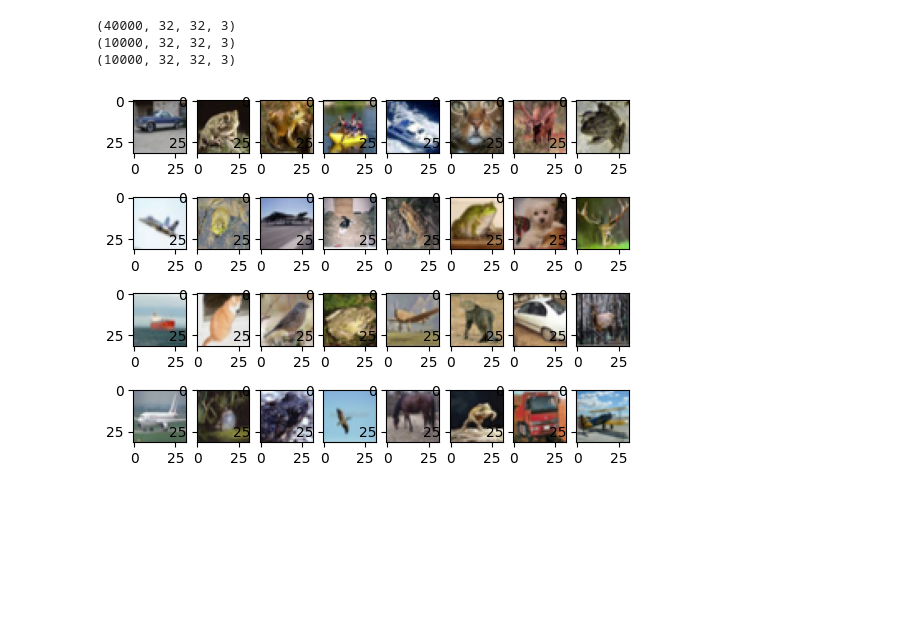
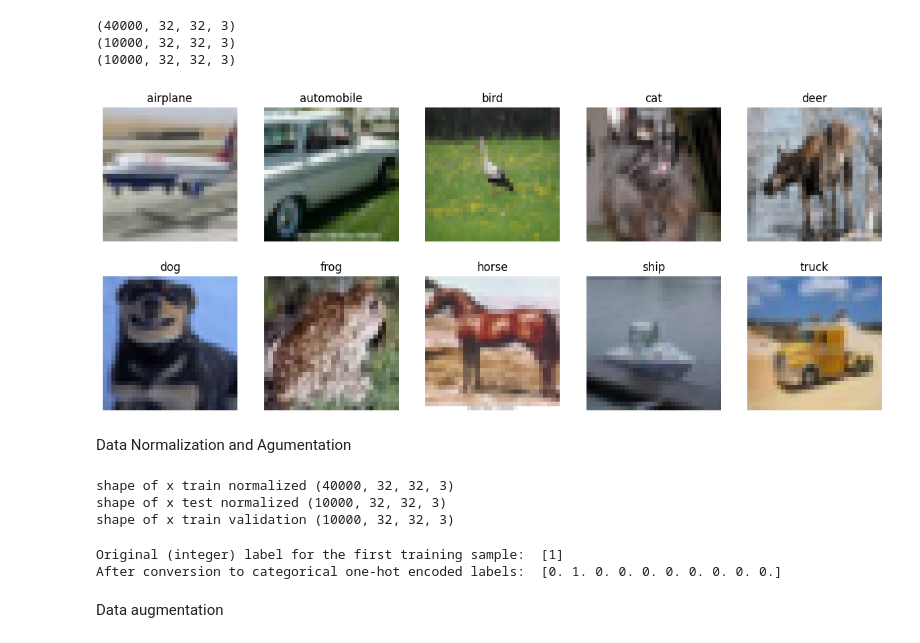
Before and after one commit to AnkitaSK/AB-Image-Classification, a Jupyter notebook: mainCIFAR10.ipynb, the cells around one changed output. Saved outputs shown, nothing was run; the diff lists cells and outputs as text; code cells hidden in the pictures; blank space fills up the shorter version.

```diff
--- a/mainCIFAR10.ipynb
+++ b/mainCIFAR10.ipynb
@@ -26,22 +29,67 @@ print(X_test.shape)
 (40000, 32, 32, 3)
 (10000, 32, 32, 3)
 (10000, 32, 32, 3)
-# %%
-#Visualize the images in CIFAR-10 dataset. Create a 10 x 10 plot showing 10 random samples from each class.
-num_rows = 4
-num_cols = 8
-
-for i in range(num_rows * num_cols):
-  plt.subplot(num_rows, num_cols, i + 1)
-  plt.imshow(X_train[i], cmap=plt.get_cmap('gray'))
-plt.show()
-# %% [output]
-[figure, removed]
+# %%
+
+#Visualize the images in CIFAR-10 dataset. Create a 10 x 10 plot showing 10 random samples from each class.
+
+class_names = ['airplane', 'automobile', 'bird', 'cat', 'deer', 'dog', 'frog', 'horse', 'ship', 'truck'] # Define the class names
+
+# Create a 10x10 grid of plots to display the images and their labels
+fig, axes = plt.subplots(2, 5, figsize=(15, 6))
+# Flatten the axes into a 1D array
+axes = axes.flatten()
+
+# Set random seed for reproducibility
+np.random.seed(42)
+
+# Loop through each class and select 10 random samples
+for class_index in range(10):
+    class_samples = np.where(y_train == class_index)[0]
+    random_sample = np.random.choice(class_samples, 1, replace=False)
+    sample_index = random_sample[0]
+    ax = axes[class_index]
+    ax.imshow(X_train[sample_index])
+    ax.set_title(class_names[class_index])
+    ax.axis('off')
+
+
+plt.show()
+# %% [output]
+[figure, added]
+# %% [markdown]
+Data Normalization and Agumentation
 # %%
-# normalize
-X_train = X_train.astype("float32") / 255
-X_test = X_test.astype("float32") / 255
-X_valid = X_valid.astype("float32") / 255
+#normalize the data by dividing by 255 to scale the pixel values between 0 and 1
+
+X_train = X_train.astype('float32') / 255
+X_test = X_test.astype('float32') / 255
+X_valid = X_valid.astype('float32') / 255
+
+print('shape of x train normalized', X_train.shape)
+print('shape of x test normalized', X_test.shape)
+print('shape of x train validation', X_valid.shape)
+# %% [output]
+shape of x train normalized (40000, 32, 32, 3)
+shape of x test normalized (10000, 32, 32, 3)
+shape of x train validation (10000, 32, 32, 3)
+# %%
+from tensorflow.keras.utils import to_categorical
+
+# Change the labels from integer to categorical data.
+print('Original (integer) label for the first training sample: ', y_train[0])
+
+# Convert the labels to one-hot encoded form.
+y_train = to_categorical(y_train, num_classes=10)
+y_test = to_categorical(y_test, num_classes=10)
+y_valid = to_categorical(y_valid, num_classes=10)
+
+print('After conversion to categorical one-hot encoded labels: ', y_train[0])
+# %% [output]
+Original (integer) label for the first training sample:  [1]
+After conversion to categorical one-hot encoded labels:  [0. 1. 0. 0. 0. 0. 0. 0. 0. 0.]
+# %% [markdown]
+Data augmentation
 # %%
 from tensorflow.keras.preprocessing.image import ImageDataGenerator
 
```
Also changed, not shown: parts of 31 cells of this notebook.
